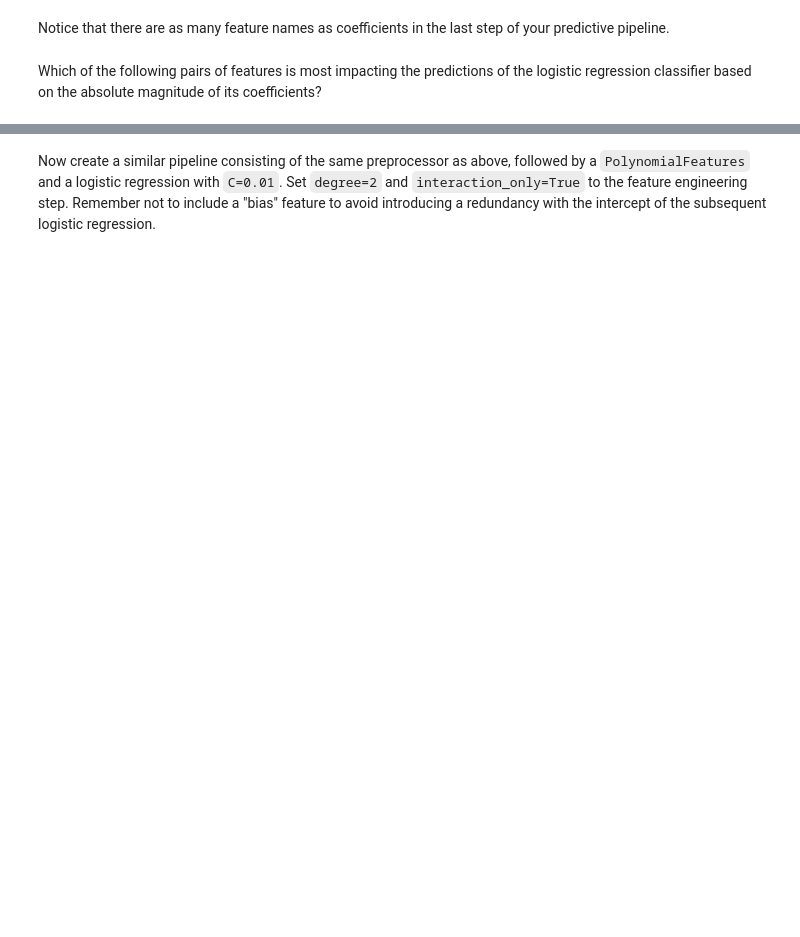
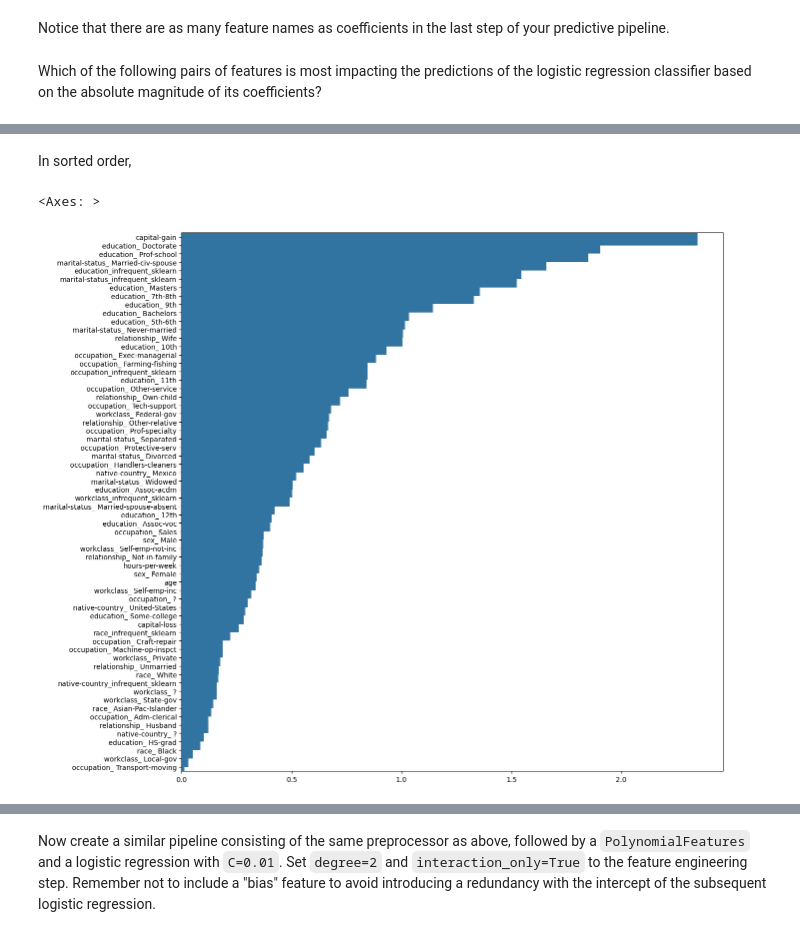
Before and after one commit to royaad/INRIA-ML-scikit-learn, a Jupyter notebook: Module 4/424_linear_models_ex_03.ipynb, the cells around one changed output, grey strips where cells are left out. Saved outputs shown, nothing was run; the diff lists cells and outputs as text; code cells hidden in the pictures; blank space fills up the shorter version.

```diff
--- a/Module 4/424_linear_models_ex_03.ipynb
+++ b/Module 4/424_linear_models_ex_03.ipynb
@@ -111,0 +291,10 @@ coefficients?
+# %% [markdown]
+In sorted order,
+# %%
+final_coefficients_data = dict(zip(feature_names, abs(np.ravel(full_model[-1].coef_))))
+final_coefficients_data = dict(sorted(final_coefficients_data.items(), key=lambda x: x[1], reverse=True))
+plt.figure(figsize=(14,14))
+sns.barplot(x=final_coefficients_data.values(), y=final_coefficients_data.keys(), width=2)
+# %% [output]
+<Axes: >
+[figure, added]
```
Also changed, not shown: parts of 26 cells of this notebook, 1 other file.
